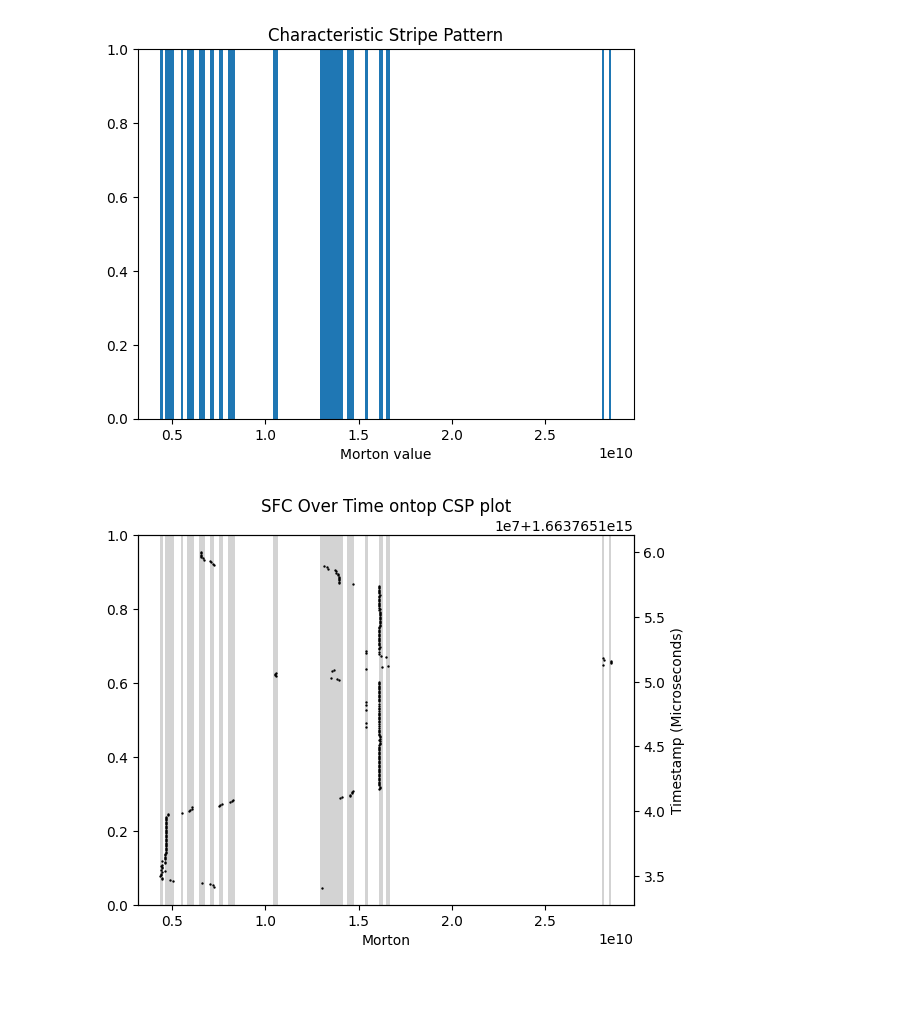
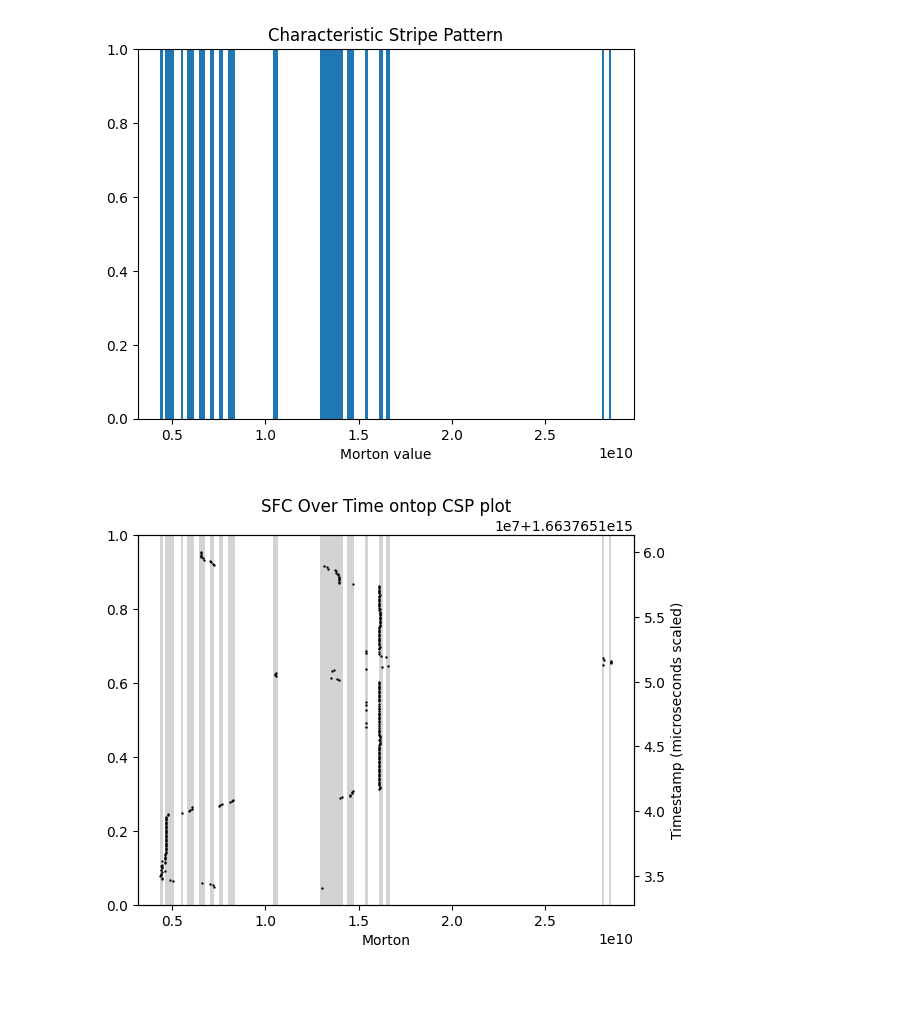
Before and after one commit to Marble879/SFC_scripts, a Jupyter notebook: LaneChange_Scripts/Morton_CSP_individual.ipynb, the cells around one changed output. Cells and saved outputs as stored; diff of their text form; code cells hidden in the pictures.

```diff
--- a/LaneChange_Scripts/Morton_CSP_individual.ipynb
+++ b/LaneChange_Scripts/Morton_CSP_individual.ipynb
@@ -29,14 +30,16 @@ FACTOR_MULTIPLY = 10000
 
 
 # LATEST:
-df_Accel = pd.read_csv('data/2022-09-21_LaneChanges/Accel_Separated/10Hz/Vehicle-IMU-Acceleration-30.csv', sep=';')
+df_Accel = pd.read_csv('data/2022-09-21_LaneChanges/Accel_Separated/10Hz/with_noise/Vehicle-IMU-Acceleration-30.csv', sep=';')
 df_Accel['ts'] = (df_Accel['sampleTimeStamp.seconds']*1000000)+df_Accel['sampleTimeStamp.microseconds']
 df_Accel.drop(columns=['sampleTimeStamp.seconds', 'sampleTimeStamp.microseconds'])
 
-df_Steering = pd.read_csv('data/2022-09-21_LaneChanges/SteeringWheelAngle_Separated/10Hz/SteeringWheelAngle-30.csv', sep=';')
+df_Steering = pd.read_csv('data/2022-09-21_LaneChanges/SteeringWheelAngle_Separated/10Hz/with_noise/SteeringWheelAngle-30.csv', sep=';')
 df_Steering.drop(columns=['sampleTimeStamp.seconds', 'sampleTimeStamp.microseconds'])
 
 df = pd.concat([df_Accel, df_Steering], axis=1)
 
+df
+
 
 #df = df.drop(columns=['sampleTimeStamp.seconds', 'sampleTimeStamp.microseconds'])
@@ -119,22 +136,22 @@ plt.show()
 # %%
 fig, ax = plt.subplots()
 
 ax.hist(df['morton'], bins=200, color='lightgray')
 ax.set_ylim([0,1])
 #ax.set_xlim([0, 40000000000])
 
 ax2 = ax.twinx()
 
 ax2.scatter(x=df['morton'],y=df['ts'], c='black', s=0.5)
 
 ax.set_xlabel('Morton')
 
 ax2.set_title("SFC Over Time ontop CSP plot")
-ax2.set_ylabel('Timestamp (Microseconds)')
+ax2.set_ylabel('Timestamp (microseconds scaled)')
 
 plt.show()
 # %% [output]
-[figure, old version]
+[figure, new version]
 # %% [markdown]
 #####
 # %%
```
Also changed, not shown: parts of 13 cells of this notebook.
